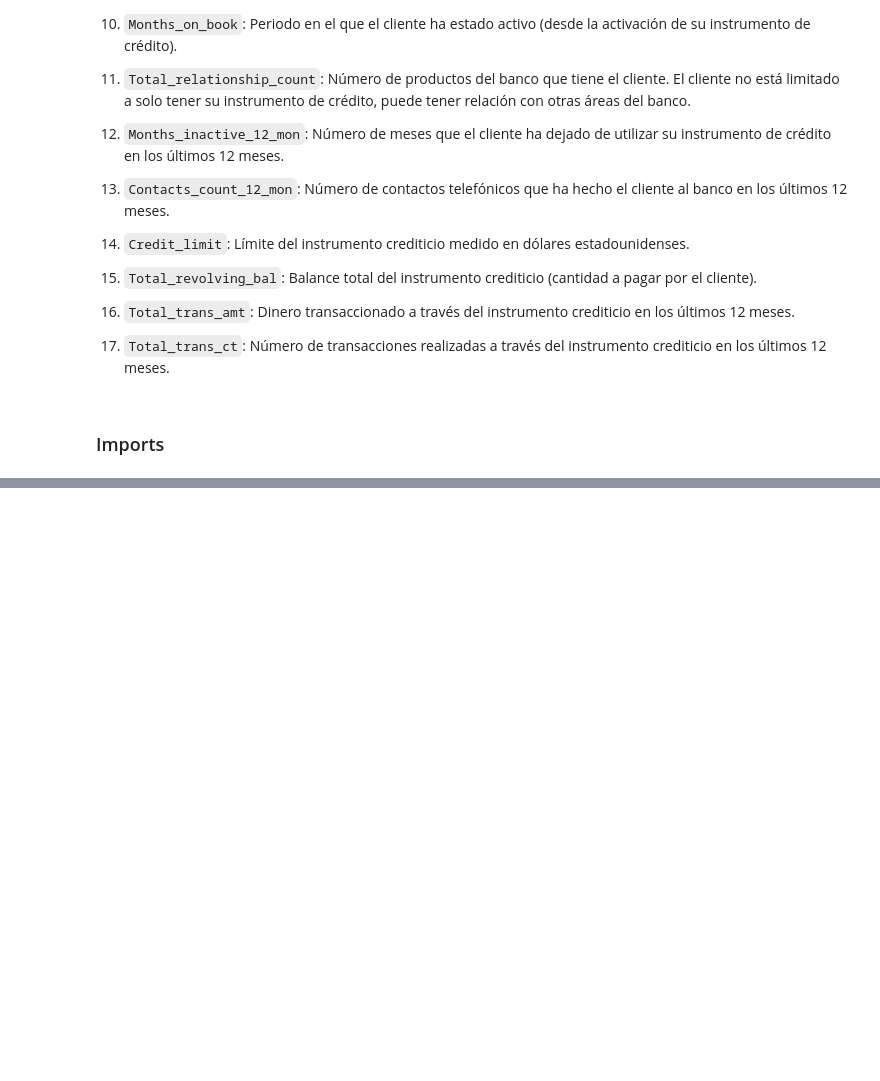
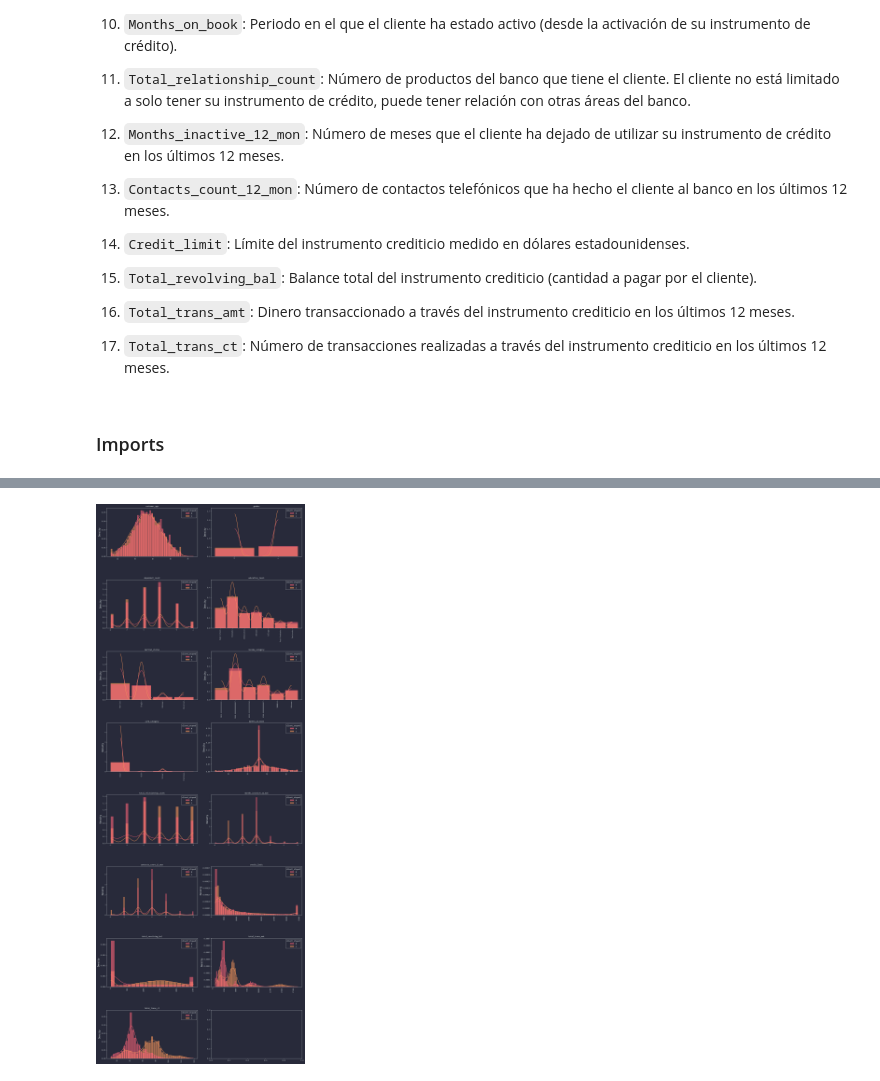
Before and after one commit to Toutl/Data-Processing-Laboratory, a Jupyter notebook: Examenes/III/Examen03.ipynb, the cells around one changed output, grey strips where cells are left out. Cells and saved outputs as stored; diff of their text form; code cells hidden in the pictures; blank space fills up the shorter version.

```diff
--- a/Examenes/III/Examen03.ipynb
+++ b/Examenes/III/Examen03.ipynb
@@ -140,0 +252,14 @@ dtype: object
+# %%
+fig, axes = plt.subplots(8, 2, figsize=(15, 40))
+
+for ax, column in zip(axes.flat, df.columns[1:]):
+    sns.histplot(data=df, x=column, hue='client_stayed', ax=ax,
+                 alpha=0.6, edgecolor='none', shrink=0.9,
+                 kde=True, stat='density', common_norm=False)
+    ax.tick_params(axis='x', labelrotation=90, labelsize=9)
+    ax.set_title(column, fontsize=10)
+    ax.set_xlabel('')
+
+plt.tight_layout()
+# %% [output]
+[figure, added]
```
Also changed, not shown: parts of 14 cells of this notebook, 1 other file.
